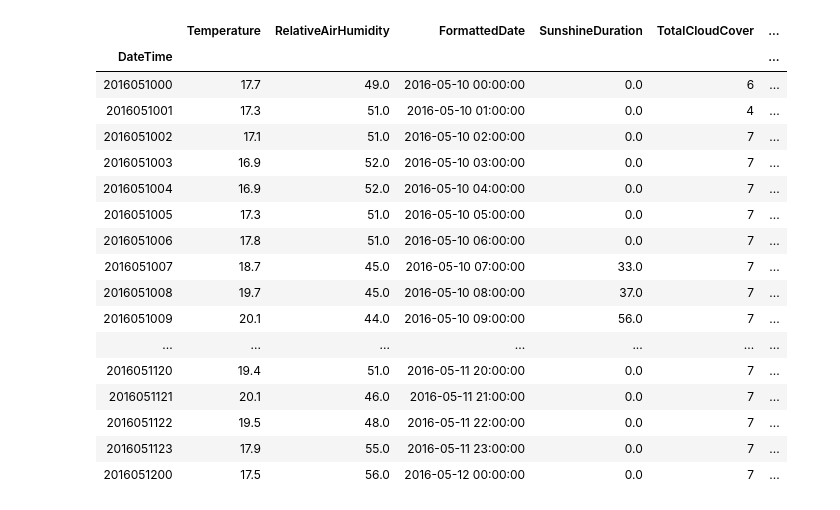
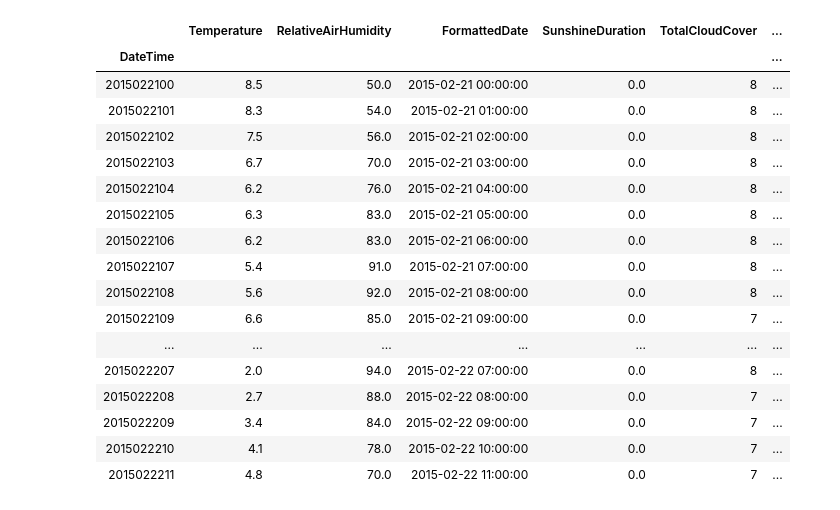
Before and after one commit to AA-Black-Mamba/Workspace, a Jupyter notebook: Einlesen_Wetterdaten_V2.ipynb, the cells around one changed output. Cells and saved outputs as stored; diff of their text form; code cells hidden in the pictures.

Commit message:
Column selection adjusted
Adjusted new dataframe with selected columns
Adjusted timerange to full year 2015 and 2016

```diff
--- a/Einlesen_Wetterdaten_V2.ipynb
+++ b/Einlesen_Wetterdaten_V2.ipynb
@@ -122,7 +122,7 @@ Cloud_Dataset = pd.read_csv("Cloudiness_n_stunde_19490101_20181231_01420.txt",
                 sep=";",
                 decimal=".",
                 usecols=["DateTime","TotalCloudCover"])
-Cloud_Dataset = Cloud_Dataset[Cloud_Dataset.index>= 2015050100]
+Cloud_Dataset = Cloud_Dataset[Cloud_Dataset.index>= 2015010100]
 Cloud_Dataset = Cloud_Dataset[Cloud_Dataset.index <2017010100]
 print(Cloud_Dataset)
 MergeListe.append(Cloud_Dataset)
@@ -162,7 +162,7 @@ Precipitation_Dataset = pd.read_csv("Niederschlag_rr_stunde_19950901_20181231_01
                 sep=";",
                 decimal=".",
                 usecols=["DateTime","PrecipitationHeight"])
-Precipitation_Dataset = Precipitation_Dataset[Precipitation_Dataset.index>= 2015050100]
+Precipitation_Dataset = Precipitation_Dataset[Precipitation_Dataset.index>= 2015010100]
 Precipitation_Dataset = Precipitation_Dataset[Precipitation_Dataset.index <2017010100]
 print(Precipitation_Dataset)
 MergeListe.append(Precipitation_Dataset)
@@ -198,7 +198,7 @@ Visibility_Dataset = pd.read_csv("Sicht_vv_stunde_19490101_20181231_01420.txt",
                 sep=";",
                 decimal=".",
                 usecols=["DateTime","Visibility"])
-Visibility_Dataset = Visibility_Dataset[Visibility_Dataset.index>= 2015050100]
+Visibility_Dataset = Visibility_Dataset[Visibility_Dataset.index>= 2015010100]
 Visibility_Dataset = Visibility_Dataset[Visibility_Dataset.index <2017010100]
 print(Visibility_Dataset)
 MergeListe.append(Visibility_Dataset)
@@ -234,7 +234,7 @@ Wind_Dataset = pd.read_csv("Wind_ff_stunde_19670101_20181231_01420.txt",
                 sep=";",
                 decimal=".",
                 usecols=["DateTime","MeanWindSpeed"])
-Wind_Dataset = Wind_Dataset[Wind_Dataset.index>= 2015050100]
+Wind_Dataset = Wind_Dataset[Wind_Dataset.index>= 2015010100]
 Wind_Dataset = Wind_Dataset[Wind_Dataset.index <2017010100]
 print(Wind_Dataset)
 MergeListe.append(Wind_Dataset)
@@ -331,37 +331,37 @@ Wetterdaten.describe()
 # %%
 """ns clean weather data
 
 Description above shows, that only sunshine and precipitation values are missing. Precipitation is only missing 19 values, these will be filled via forward fill, because the missing values are < 0.2% and we assume some weather stability, rather than to assume 0 or mean values.
 
 SunshineDuration is always missing 6h from 9 pm until 3 am. Will be imputed with zeros, because the sun typically does not shine at night in Frankfurt."""
 
 Wetterdaten['PrecipitationHeight'].fillna(method='ffill', inplace=True)
 
 Wetterdaten['SunshineDuration'].fillna(0, inplace=True)
 
 Wetterdaten.describe()
 
 Wetterdaten.iloc[1224:1260]
-Wetterdaten.iloc[9000:9049]
+#Wetterdaten.iloc[9000:9049]
 # %% [output]
 |  | Temperature | RelativeAirHumidity | FormattedDate | SunshineDuration | TotalCloudCover | ... |
 | DateTime |  |  |  |  |  | ... |
-| 2016051000 | 17.7 | 49.0 | 2016-05-10 00:00:00 | 0.0 | 6 | ... |
-| 2016051001 | 17.3 | 51.0 | 2016-05-10 01:00:00 | 0.0 | 4 | ... |
-| 2016051002 | 17.1 | 51.0 | 2016-05-10 02:00:00 | 0.0 | 7 | ... |
-| 2016051003 | 16.9 | 52.0 | 2016-05-10 03:00:00 | 0.0 | 7 | ... |
-| 2016051004 | 16.9 | 52.0 | 2016-05-10 04:00:00 | 0.0 | 7 | ... |
-| 2016051005 | 17.3 | 51.0 | 2016-05-10 05:00:00 | 0.0 | 7 | ... |
-| 2016051006 | 17.8 | 51.0 | 2016-05-10 06:00:00 | 0.0 | 7 | ... |
-| 2016051007 | 18.7 | 45.0 | 2016-05-10 07:00:00 | 33.0 | 7 | ... |
-| 2016051008 | 19.7 | 45.0 | 2016-05-10 08:00:00 | 37.0 | 7 | ... |
-| 2016051009 | 20.1 | 44.0 | 2016-05-10 09:00:00 | 56.0 | 7 | ... |
+| 2015022100 | 8.5 | 50.0 | 2015-02-21 00:00:00 | 0.0 | 8 | ... |
+| 2015022101 | 8.3 | 54.0 | 2015-02-21 01:00:00 | 0.0 | 8 | ... |
+| 2015022102 | 7.5 | 56.0 | 2015-02-21 02:00:00 | 0.0 | 8 | ... |
+| 2015022103 | 6.7 | 70.0 | 2015-02-21 03:00:00 | 0.0 | 8 | ... |
+| 2015022104 | 6.2 | 76.0 | 2015-02-21 04:00:00 | 0.0 | 8 | ... |
+| 2015022105 | 6.3 | 83.0 | 2015-02-21 05:00:00 | 0.0 | 8 | ... |
+| 2015022106 | 6.2 | 83.0 | 2015-02-21 06:00:00 | 0.0 | 8 | ... |
+| 2015022107 | 5.4 | 91.0 | 2015-02-21 07:00:00 | 0.0 | 8 | ... |
+| 2015022108 | 5.6 | 92.0 | 2015-02-21 08:00:00 | 0.0 | 8 | ... |
+| 2015022109 | 6.6 | 85.0 | 2015-02-21 09:00:00 | 0.0 | 7 | ... |
 | ... | ... | ... | ... | ... | ... | ... |
-| 2016051120 | 19.4 | 51.0 | 2016-05-11 20:00:00 | 0.0 | 7 | ... |
-| 2016051121 | 20.1 | 46.0 | 2016-05-11 21:00:00 | 0.0 | 7 | ... |
-| 2016051122 | 19.5 | 48.0 | 2016-05-11 22:00:00 | 0.0 | 7 | ... |
-| 2016051123 | 17.9 | 55.0 | 2016-05-11 23:00:00 | 0.0 | 7 | ... |
-| 2016051200 | 17.5 | 56.0 | 2016-05-12 00:00:00 | 0.0 | 7 | ... |
+| 2015022207 | 2.0 | 94.0 | 2015-02-22 07:00:00 | 0.0 | 8 | ... |
+| 2015022208 | 2.7 | 88.0 | 2015-02-22 08:00:00 | 0.0 | 7 | ... |
+| 2015022209 | 3.4 | 84.0 | 2015-02-22 09:00:00 | 0.0 | 7 | ... |
+| 2015022210 | 4.1 | 78.0 | 2015-02-22 10:00:00 | 0.0 | 7 | ... |
+| 2015022211 | 4.8 | 70.0 | 2015-02-22 11:00:00 | 0.0 | 7 | ... |
 # %%
 #ns Choosing the formatted date as the new index
 Ind_Wetterdaten = Wetterdaten.set_index(['FormattedDate'])
```
Also changed, not shown: parts of 18 cells of this notebook.
